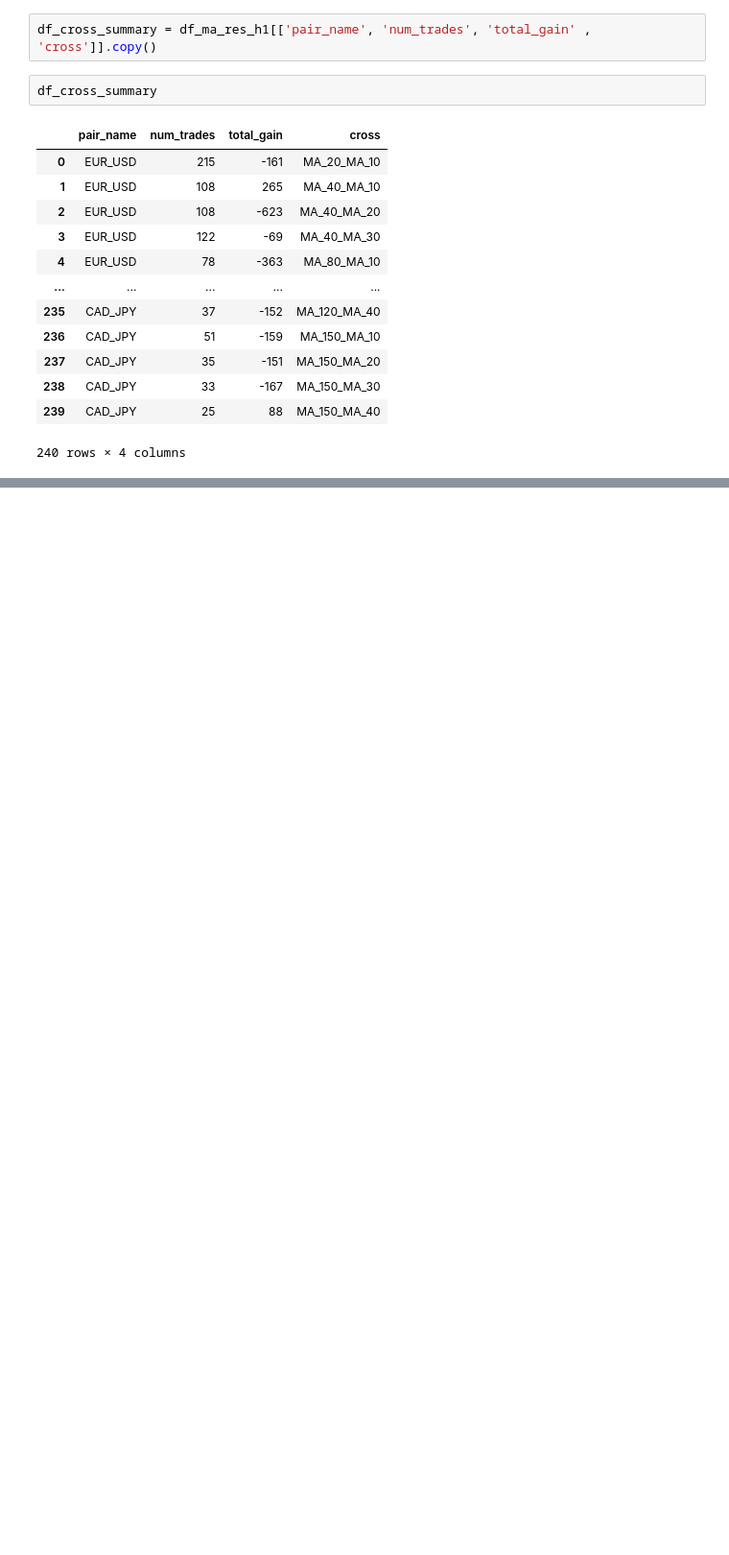
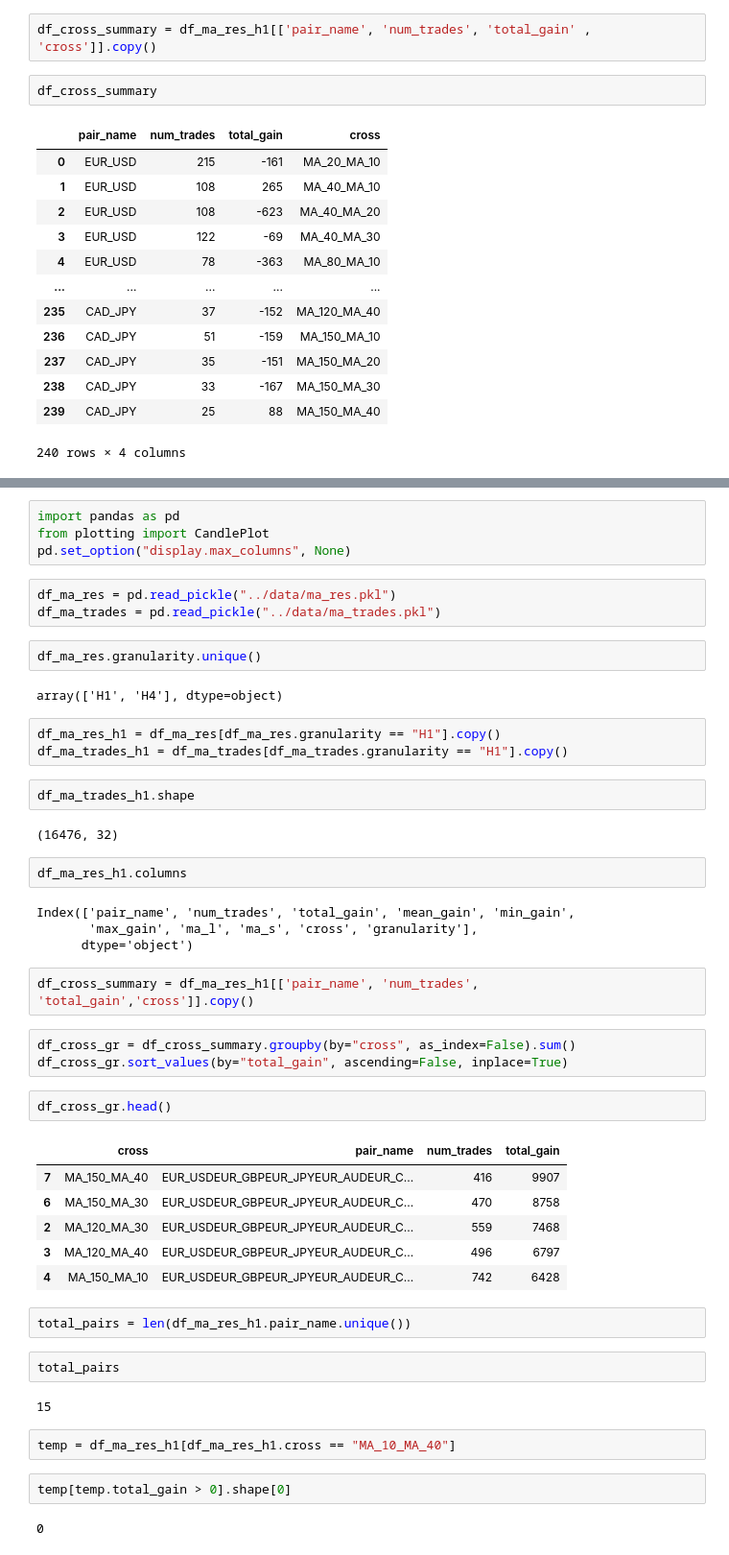
Before and after one commit to borasimsek/AlgoFxTrading, a Jupyter notebook: exploration/MA_cross.ipynb, the cells around one changed output, grey strips where cells are left out. Shown at 96% size. Cells and saved outputs as stored; diff of their text form; blank space fills up the shorter version.

```diff
--- a/exploration/MA_cross.ipynb
+++ b/exploration/MA_cross.ipynb
@@ -64,0 +143,50 @@ df_cross_gr
+# %%
+import pandas as pd
+from plotting import CandlePlot
+pd.set_option("display.max_columns", None)
+# %%
+df_ma_res = pd.read_pickle("../data/ma_res.pkl")
+df_ma_trades = pd.read_pickle("../data/ma_trades.pkl")
+# %%
+df_ma_res.granularity.unique()
+# %% [output]
+array(['H1', 'H4'], dtype=object)
+# %%
+df_ma_res_h1 = df_ma_res[df_ma_res.granularity == "H1"].copy()
+df_ma_trades_h1 = df_ma_trades[df_ma_trades.granularity == "H1"].copy()
+# %%
+df_ma_trades_h1.shape
+# %% [output]
+(16476, 32)
+# %%
+df_ma_res_h1.columns
+# %% [output]
+Index(['pair_name', 'num_trades', 'total_gain', 'mean_gain', 'min_gain',
+       'max_gain', 'ma_l', 'ma_s', 'cross', 'granularity'],
+      dtype='object')
+# %%
+df_cross_summary = df_ma_res_h1[['pair_name', 'num_trades', 'total_gain','cross']].copy()
+# %%
+df_cross_gr = df_cross_summary.groupby(by="cross", as_index=False).sum()
+df_cross_gr.sort_values(by="total_gain", ascending=False, inplace=True)
+# %%
+df_cross_gr.head()
+# %% [output]
+|  | cross | pair_name | num_trades | total_gain |
+| 7 | MA_150_MA_40 | EUR_USDEUR_GBPEUR_JPYEUR_AUDEUR_C... | 416 | 9907 |
+| 6 | MA_150_MA_30 | EUR_USDEUR_GBPEUR_JPYEUR_AUDEUR_C... | 470 | 8758 |
+| 2 | MA_120_MA_30 | EUR_USDEUR_GBPEUR_JPYEUR_AUDEUR_C... | 559 | 7468 |
+| 3 | MA_120_MA_40 | EUR_USDEUR_GBPEUR_JPYEUR_AUDEUR_C... | 496 | 6797 |
+| 4 | MA_150_MA_10 | EUR_USDEUR_GBPEUR_JPYEUR_AUDEUR_C... | 742 | 6428 |
+# %%
+total_pairs = len(df_ma_res_h1.pair_name.unique())
+# %%
+total_pairs
+# %% [output]
+15
+# %%
+temp = df_ma_res_h1[df_ma_res_h1.cross == "MA_10_MA_40"]
+# %%
+temp[temp.total_gain > 0].shape[0]
+# %% [output]
+0
```
Also changed, not shown: parts of 18 cells of this notebook, 3 other files.
